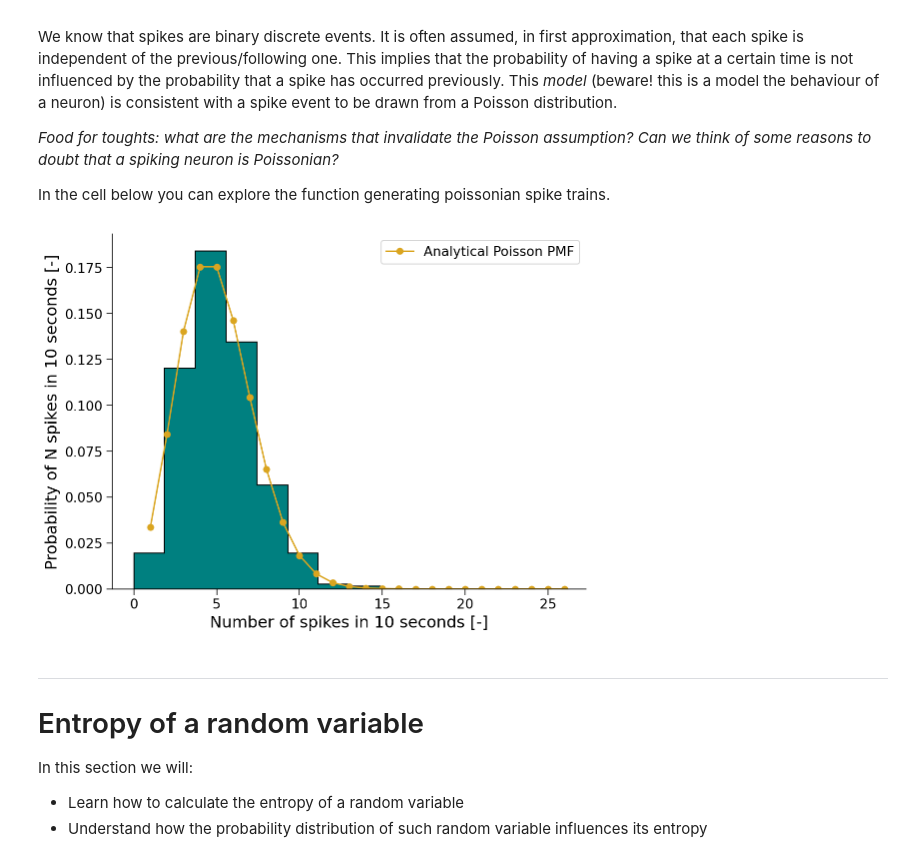
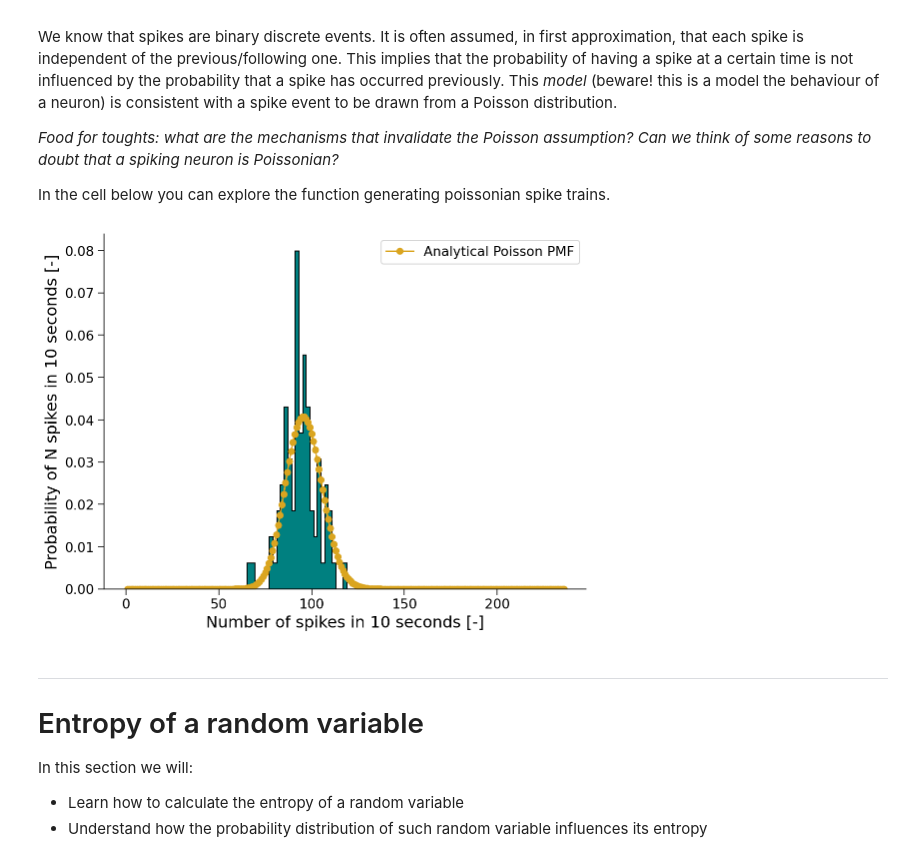
Before and after one commit to rmaffulli/MI_tutorial_student, a Jupyter notebook: MI_tutorial_student.ipynb, the cells around one changed output. Saved outputs shown, nothing was run; the diff lists cells and outputs as text; code cells hidden in the pictures.

```diff
--- a/MI_tutorial_student.ipynb
+++ b/MI_tutorial_student.ipynb
@@ -79,30 +97,30 @@ def poisson_spike(t,rate):
   return sp
 # %%
 #@title The effect of the number of trials on estimation of probabiltiy mass function { run: "auto" }
-trials = 1000 #@param {type:"slider", min:1, max:1000, step:1}
-rate = 0.5 #@param {type:"slider", min:0.1, max:10, step:0.1}
+trials = 82 #@param {type:"slider", min:1, max:1000, step:1}
+rate = 9.6 #@param {type:"slider", min:0.1, max:10, step:0.1}
 
 spike_cnt = np.zeros((trials,))
 
 t = np.linspace(0,10,1000)
 for tr in range(trials):
   sp = poisson_spike(t,rate)
   spike_cnt[tr-1] = sum(sp)
 
 _ = plt.hist(spike_cnt,
              range=(0, 2*int(spike_cnt.max())),
              bins=int(spike_cnt.max() + 1),
              density=True, histtype='stepfilled',
              color='teal', edgecolor='black')
 x_poisson = np.linspace(1,2*int(spike_cnt.max()),2*int(spike_cnt.max()))
 _ = plt.plot(x_poisson, poisson.pmf(x_poisson, rate*10),
              '-o', label='Analytical Poisson PMF',
             color='goldenrod')
 plt.xlabel('Number of spikes in 10 seconds [-]')
 plt.ylabel('Probability of N spikes in 10 seconds [-]')
 _ = plt.legend()
 # %% [output]
-[figure, old version]
+[figure, new version]
 # %% [markdown]
 ---
 # Entropy of a random variable
```
Also changed, not shown: parts of 28 cells of this notebook, 1 other file.
